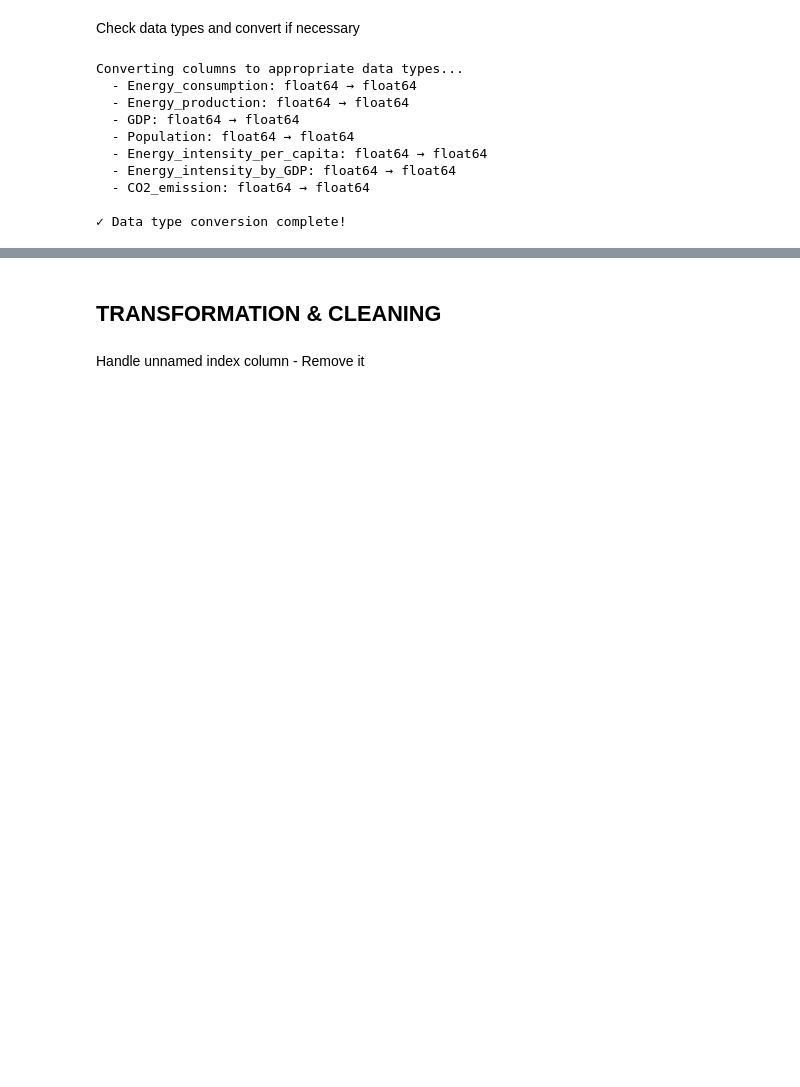
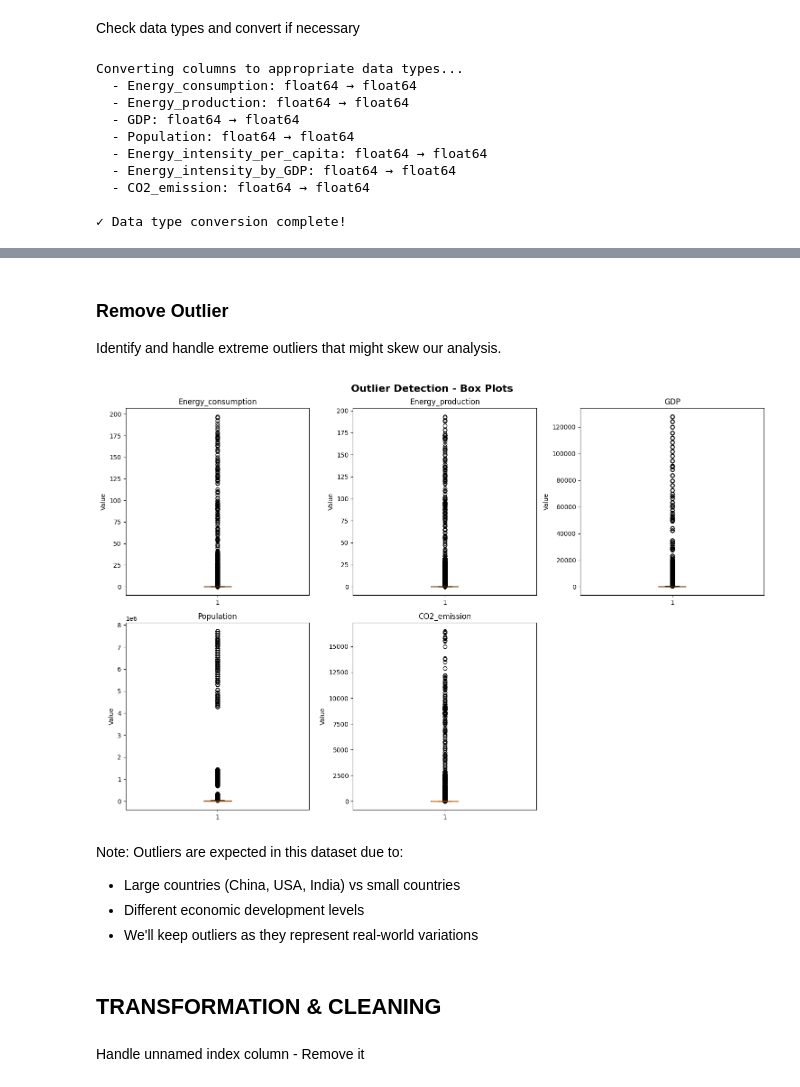
Before and after one commit to enjoy15/Energy-Consumption-CO2-Emissions-Analysis, a Jupyter notebook: jupyter_notebooks/01_etl_pipeline.ipynb, the cells around one changed output, grey strips where cells are left out. Saved outputs shown, nothing was run; the diff lists cells and outputs as text; code cells hidden in the pictures; blank space fills up the shorter version.

Commit message:
Data Cleaning

```diff
--- a/jupyter_notebooks/01_etl_pipeline.ipynb
+++ b/jupyter_notebooks/01_etl_pipeline.ipynb
@@ -258,0 +277,8 @@ Converting columns to appropriate data types...
+# %%
+# Remove 'all_energy_types' records
+print(f"Records before: {len(df):,}")
+
+df_clean = df[df['Energy_type'] != 'all_energy_types'].copy()
+
+print(f"Records after: {len(df_clean):,}")
+print(f"Records removed: {len(df) - len(df_clean):,}")
@@ -258,0 +293,15 @@ Converting columns to appropriate data types...
+# %%
+# Create Energy_category column with proper mapping
+df_clean['Energy_category'] = df_clean['Energy_type'].apply(
+    lambda x: (
+        'coal' if str(x).lower() == 'coal' else
+        'natural gas' if str(x).lower() == 'natural_gas' else
+        'petroleum' if str(x).lower() == 'petroleum_n_other_liquids' else
+        'nuclear' if str(x).lower() == 'nuclear' else
+        'renewables' if str(x).lower() == 'renewables_n_other' else
+        'Other'
+    )
+)
+
+print("\nEnergy Category Distribution:")
+print(df_clean['Energy_category'].value_counts())
@@ -259,3 +359,34 @@ Converting columns to appropriate data types...
+# %% [markdown]
+### Remove Outlier
+Identify and handle extreme outliers that might skew our analysis.
+# %%
+# Visualise outliers using box plots
+fig, axes = plt.subplots(2, 3, figsize=(15, 10))
+fig.suptitle('Outlier Detection - Box Plots', fontsize=16, fontweight='bold')
+
+numeric_columns = ['Energy_consumption', 'Energy_production', 'GDP', 'Population', 'CO2_emission']
+
+for idx, col in enumerate(numeric_columns):
+    row = idx // 3
+    col_idx = idx % 3
+
+    axes[row, col_idx].boxplot(df_clean[col].dropna())
+    axes[row, col_idx].set_title(col)
+    axes[row, col_idx].set_ylabel('Value')
+
+# Remove the extra subplot
+fig.delaxes(axes[1, 2])
+
+plt.tight_layout()
+plt.savefig('outlier_detection.png', dpi=300, bbox_inches='tight')
+plt.show()
+# %% [output]
+[figure, added]
+# %% [markdown]
+Note: Outliers are expected in this dataset due to:
+  - Large countries (China, USA, India) vs small countries
+  - Different economic development levels
+  - We'll keep outliers as they represent real-world variations
 # %% [markdown]
 ## TRANSFORMATION & CLEANING
 # %% [markdown]
```
Also changed, not shown: parts of 8 cells of this notebook, 1 other file.
